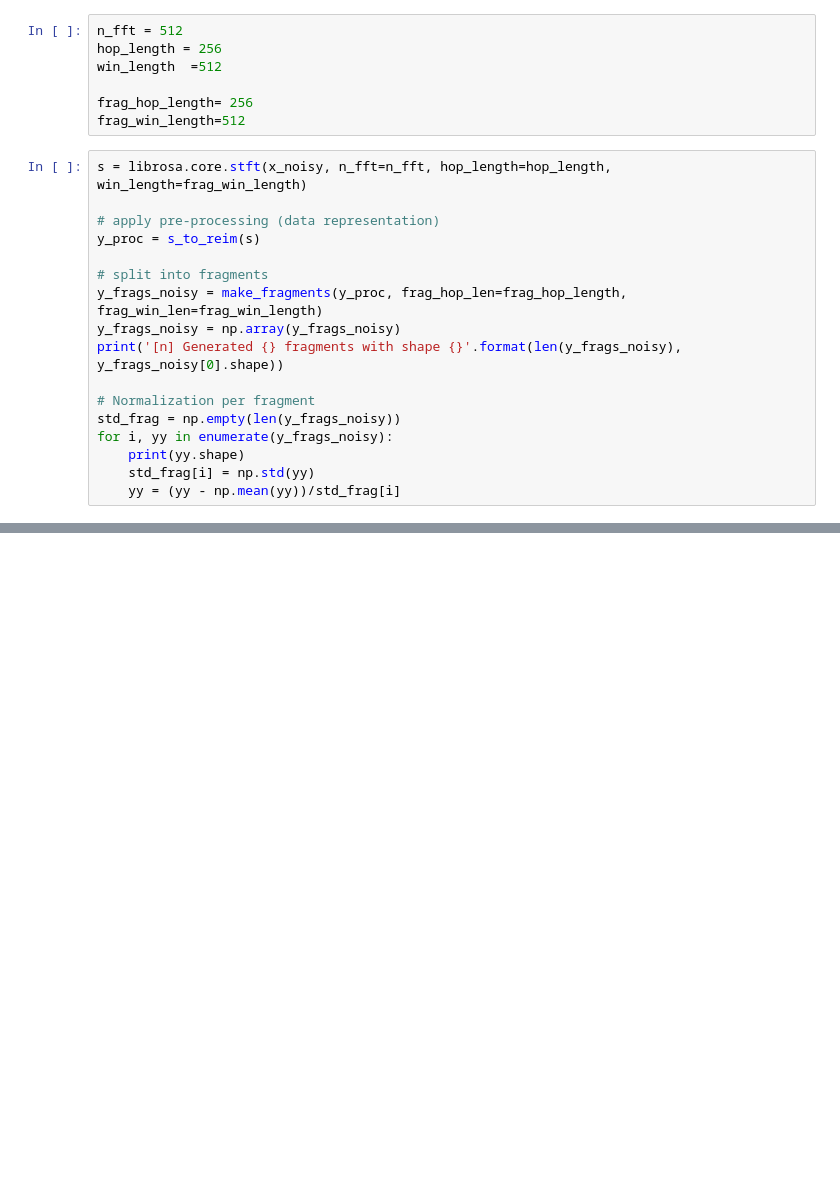
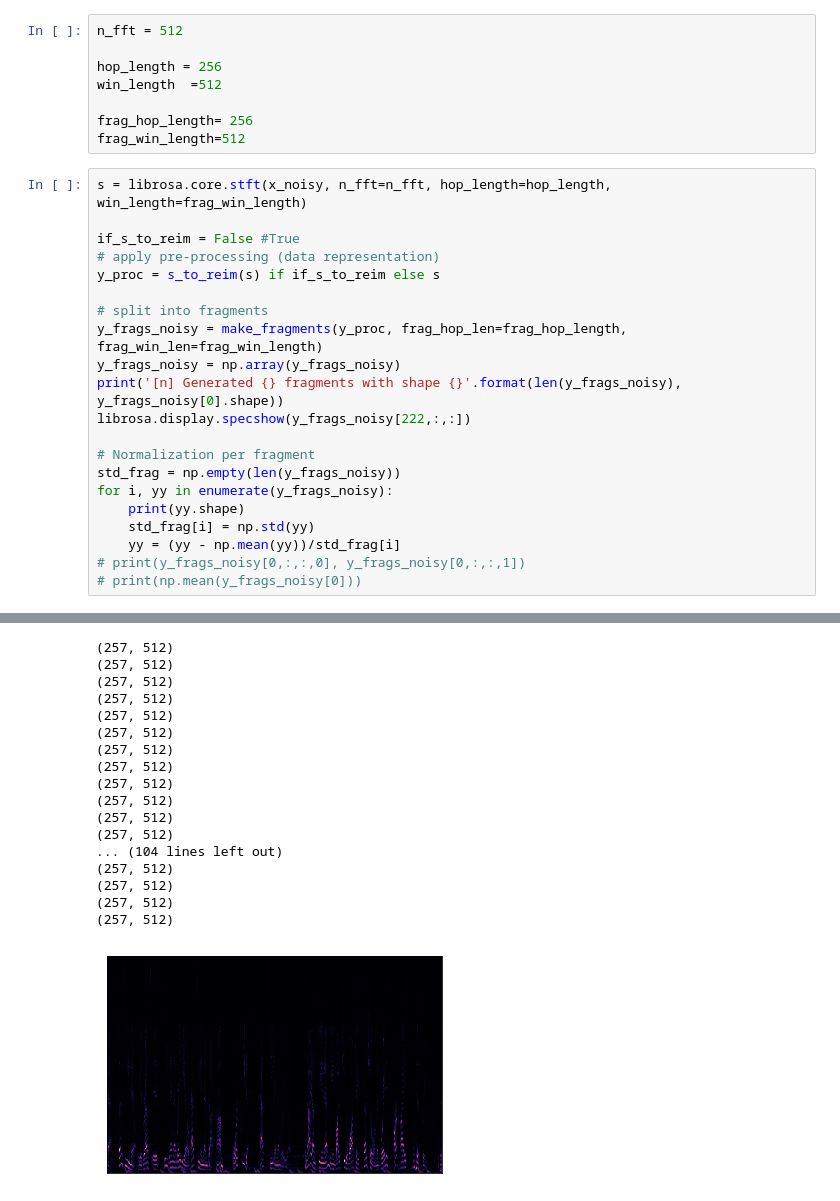
Before and after one commit to Christie22/SingleChannelDenoising, a Jupyter notebook: notebooks/experiment_denoise.ipynb, the cells around one changed output, grey strips where cells are left out. Drawn from its saved outputs; the diff is of its cells as text; blank space fills up the shorter version.

```diff
--- a/notebooks/experiment_denoise.ipynb
+++ b/notebooks/experiment_denoise.ipynb
@@ -266,5 +164,6 @@ plt.subplot(2,1,2), plt.plot(x_noisy), plt.show()
 # %%
 n_fft = 512
+
 hop_length = 256
 win_length  =512
 
@@ -273,13 +172,15 @@ frag_win_length=512
 # %%
 s = librosa.core.stft(x_noisy, n_fft=n_fft, hop_length=hop_length, win_length=frag_win_length)
 
+if_s_to_reim = False #True
 # apply pre-processing (data representation)
-y_proc = s_to_reim(s)
+y_proc = s_to_reim(s) if if_s_to_reim else s
 
 # split into fragments
 y_frags_noisy = make_fragments(y_proc, frag_hop_len=frag_hop_length, frag_win_len=frag_win_length)
 y_frags_noisy = np.array(y_frags_noisy)
 print('[n] Generated {} fragments with shape {}'.format(len(y_frags_noisy), y_frags_noisy[0].shape))
+librosa.display.specshow(y_frags_noisy[222,:,:])
 
 # Normalization per fragment
 std_frag = np.empty(len(y_frags_noisy))
@@ -287,4 +188,6 @@ for i, yy in enumerate(y_frags_noisy):
     print(yy.shape)
     std_frag[i] = np.std(yy)
     yy = (yy - np.mean(yy))/std_frag[i]
+# print(y_frags_noisy[0,:,:,0], y_frags_noisy[0,:,:,1])
+# print(np.mean(y_frags_noisy[0]))
 # %% [output]
@@ -308,3 +211,21 @@ just calculated n_frags!:14
+(257, 512)
+(257, 512)
+(257, 512)
+(257, 512)
+(257, 512)
+(257, 512)
+(257, 512)
+(257, 512)
+(257, 512)
+(257, 512)
+(257, 512)
+(257, 512)
+... (104 lines left out)
+(257, 512)
+(257, 512)
+(257, 512)
+(257, 512)
+[figure, added]
 # %%
 plt.plot(std_frag), plt.show()
 # plt.plot(np.std(y_frags_noisy)), plt.show()
```
Also changed, not shown: parts of 16 cells of this notebook, 1 other file.
